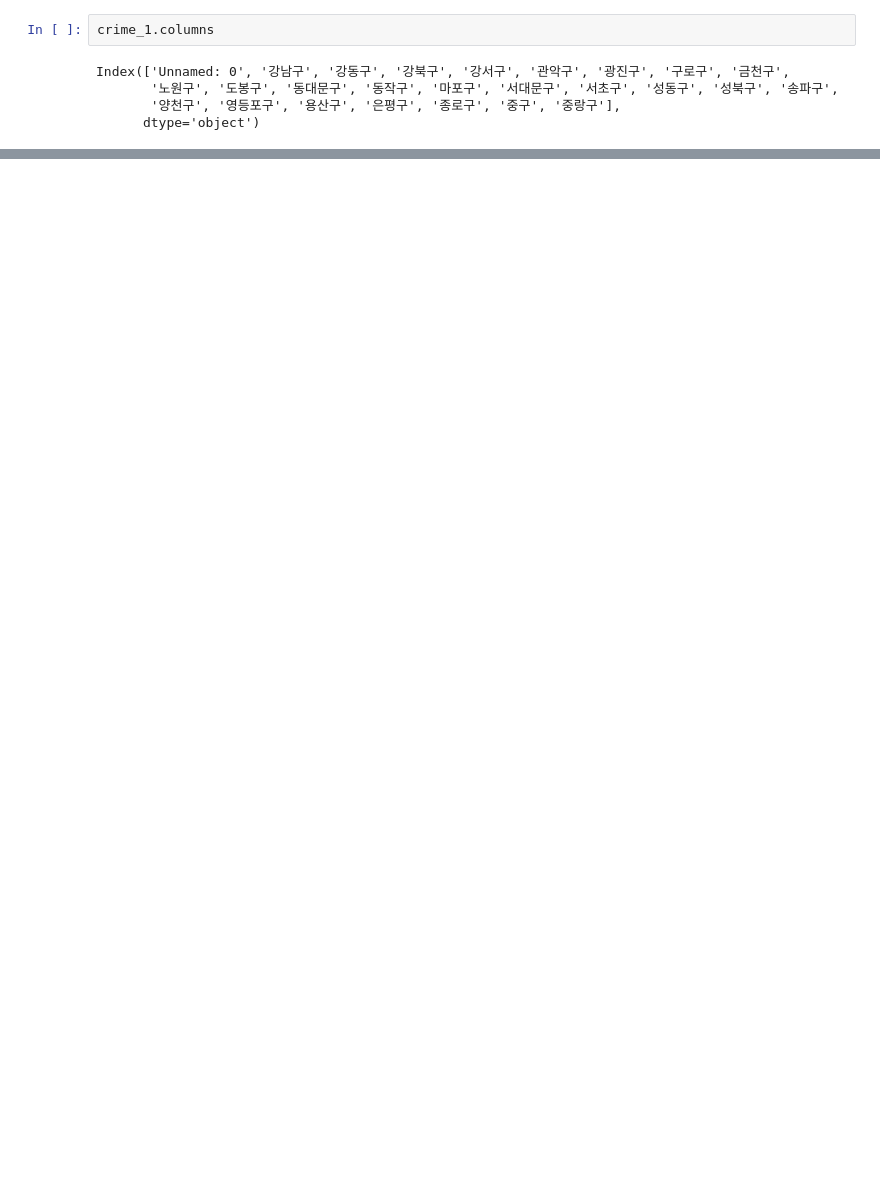
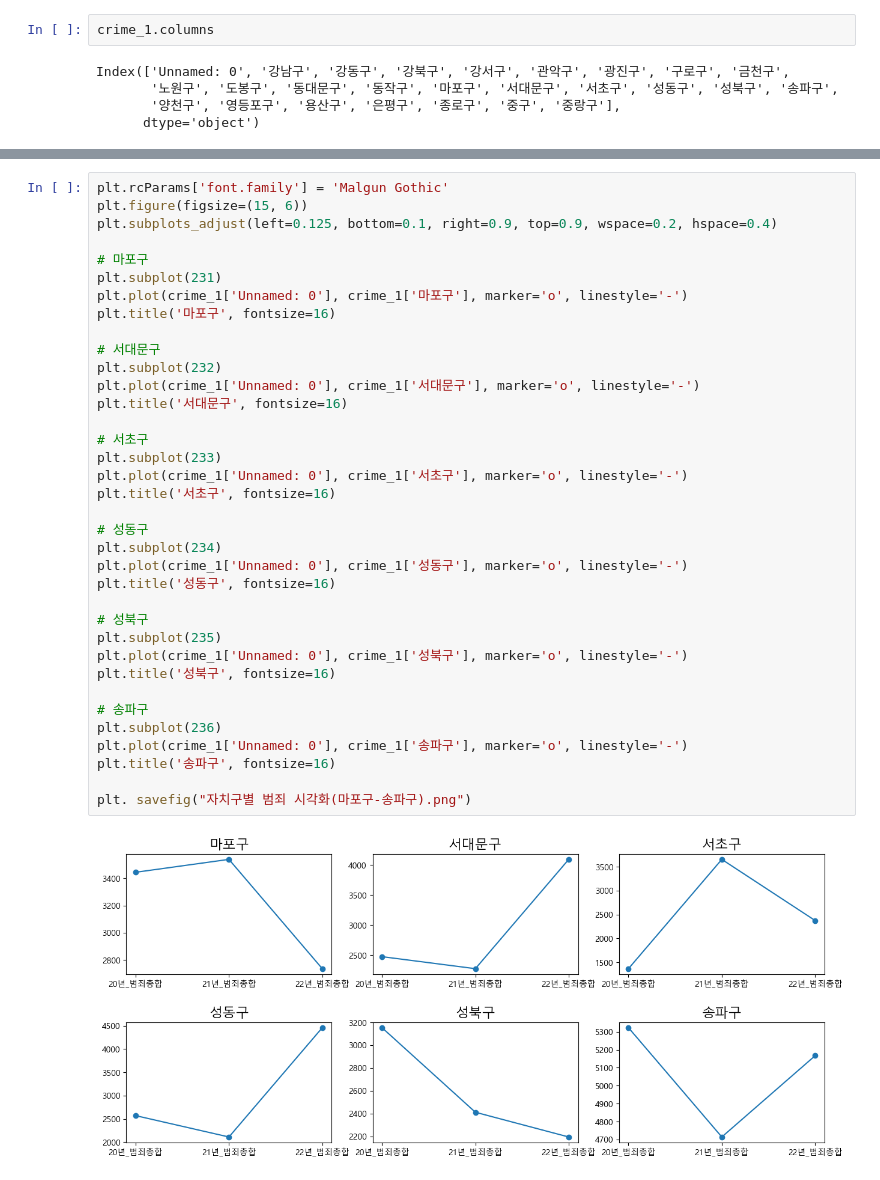
Before and after one commit to BanSugyeong/Crime-Alert-Service, a Jupyter notebook: crime/crime_데이터양식.ipynb, the cells around one changed output, grey strips where cells are left out. Drawn from its saved outputs; the diff is of its cells as text; blank space fills up the shorter version.

```diff
--- a/crime/crime_데이터양식.ipynb
+++ b/crime/crime_데이터양식.ipynb
@@ -453,0 +430,38 @@ Index(['Unnamed: 0', '강남구', '강동구', '강북구', '강서구', '관악
+# %%
+plt.rcParams['font.family'] = 'Malgun Gothic'
+plt.figure(figsize=(15, 6))
+plt.subplots_adjust(left=0.125, bottom=0.1, right=0.9, top=0.9, wspace=0.2, hspace=0.4)
+
+# 마포구
+plt.subplot(231)
+plt.plot(crime_1['Unnamed: 0'], crime_1['마포구'], marker='o', linestyle='-')
+plt.title('마포구', fontsize=16)
+
+# 서대문구
+plt.subplot(232)
+plt.plot(crime_1['Unnamed: 0'], crime_1['서대문구'], marker='o', linestyle='-')
+plt.title('서대문구', fontsize=16)
+
+# 서초구
+plt.subplot(233)
+plt.plot(crime_1['Unnamed: 0'], crime_1['서초구'], marker='o', linestyle='-')
+plt.title('서초구', fontsize=16)
+
+# 성동구
+plt.subplot(234)
+plt.plot(crime_1['Unnamed: 0'], crime_1['성동구'], marker='o', linestyle='-')
+plt.title('성동구', fontsize=16)
+
+# 성북구
+plt.subplot(235)
+plt.plot(crime_1['Unnamed: 0'], crime_1['성북구'], marker='o', linestyle='-')
+plt.title('성북구', fontsize=16)
+
+# 송파구
+plt.subplot(236)
+plt.plot(crime_1['Unnamed: 0'], crime_1['송파구'], marker='o', linestyle='-')
+plt.title('송파구', fontsize=16)
+
+plt. savefig("자치구별 범죄 시각화(마포구-송파구).png")
+# %% [output]
+[figure, added]
```
Also changed, not shown: parts of 9 cells of this notebook, 20 other files.
